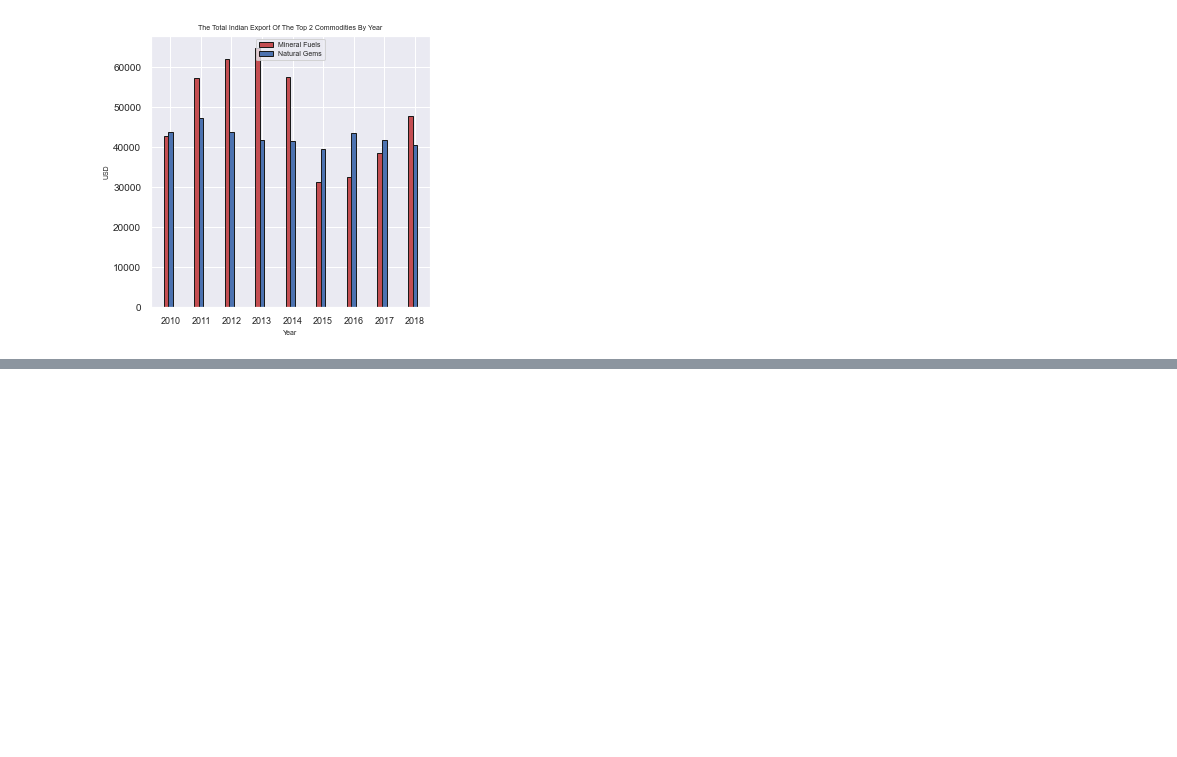
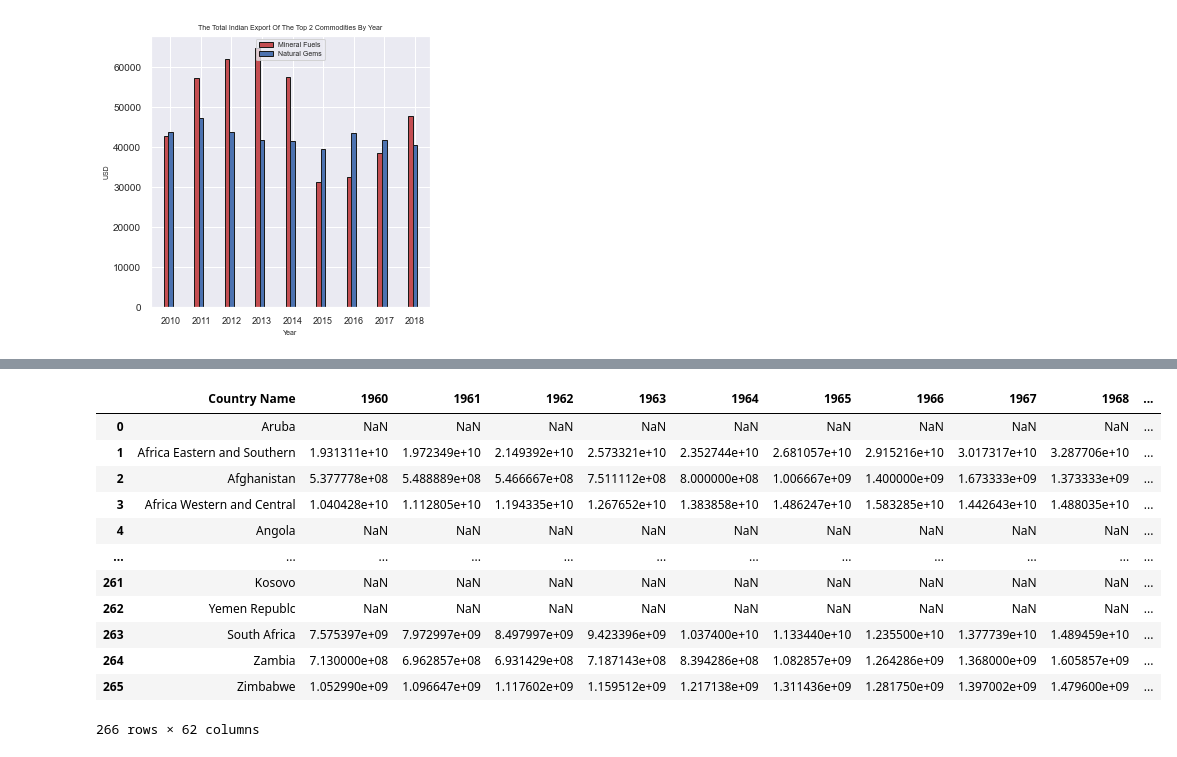
Before and after one commit to Nuka-Rishitha/2022Spring_Finals, a Jupyter notebook: NukaRishitha-AayushaSheregar-FinalProject1 (1).ipynb, the cells around one changed output, grey strips where cells are left out. Cells and saved outputs as stored; diff of their text form; code cells hidden in the pictures; blank space fills up the shorter version.

```diff
--- a/NukaRishitha-AayushaSheregar-FinalProject1 (1).ipynb
+++ b/NukaRishitha-AayushaSheregar-FinalProject1 (1).ipynb
@@ -17,3 +15,5 @@ file2= pd.read_csv('Data_files\\GDP.csv')
+# %%
+duplicate_file1 = GDP_data
 # %%
 def clean_data(file1,file3):
     global final_stacked
@@ -342,0 +386,18 @@ plt.show()
+# %%
+duplicate_file1 = duplicate_file1.drop(columns = ['Country Code', 'Indicator Name', 'Indicator Code'])
+# %%
+duplicate_file1
+# %% [output]
+|  | Country Name | 1960 | 1961 | 1962 | 1963 | 1964 | 1965 | 1966 | 1967 | 1968 | ... |
+| 0 | Aruba | NaN | NaN | NaN | NaN | NaN | NaN | NaN | NaN | NaN | ... |
+| 1 | Africa Eastern and Southern | 1.931311e+10 | 1.972349e+10 | 2.149392e+10 | 2.573321e+10 | 2.352744e+10 | 2.681057e+10 | 2.915216e+10 | 3.017317e+10 | 3.287706e+10 | ... |
+| 2 | Afghanistan | 5.377778e+08 | 5.488889e+08 | 5.466667e+08 | 7.511112e+08 | 8.000000e+08 | 1.006667e+09 | 1.400000e+09 | 1.673333e+09 | 1.373333e+09 | ... |
+| 3 | Africa Western and Central | 1.040428e+10 | 1.112805e+10 | 1.194335e+10 | 1.267652e+10 | 1.383858e+10 | 1.486247e+10 | 1.583285e+10 | 1.442643e+10 | 1.488035e+10 | ... |
+| 4 | Angola | NaN | NaN | NaN | NaN | NaN | NaN | NaN | NaN | NaN | ... |
+| ... | ... | ... | ... | ... | ... | ... | ... | ... | ... | ... | ... |
+| 261 | Kosovo | NaN | NaN | NaN | NaN | NaN | NaN | NaN | NaN | NaN | ... |
+| 262 | Yemen Republc | NaN | NaN | NaN | NaN | NaN | NaN | NaN | NaN | NaN | ... |
+| 263 | South Africa | 7.575397e+09 | 7.972997e+09 | 8.497997e+09 | 9.423396e+09 | 1.037400e+10 | 1.133440e+10 | 1.235500e+10 | 1.377739e+10 | 1.489459e+10 | ... |
+| 264 | Zambia | 7.130000e+08 | 6.962857e+08 | 6.931429e+08 | 7.187143e+08 | 8.394286e+08 | 1.082857e+09 | 1.264286e+09 | 1.368000e+09 | 1.605857e+09 | ... |
+| 265 | Zimbabwe | 1.052990e+09 | 1.096647e+09 | 1.117602e+09 | 1.159512e+09 | 1.217138e+09 | 1.311436e+09 | 1.281750e+09 | 1.397002e+09 | 1.479600e+09 | ... |
+266 rows × 62 columns
```
Also changed, not shown: parts of 23 cells of this notebook.
